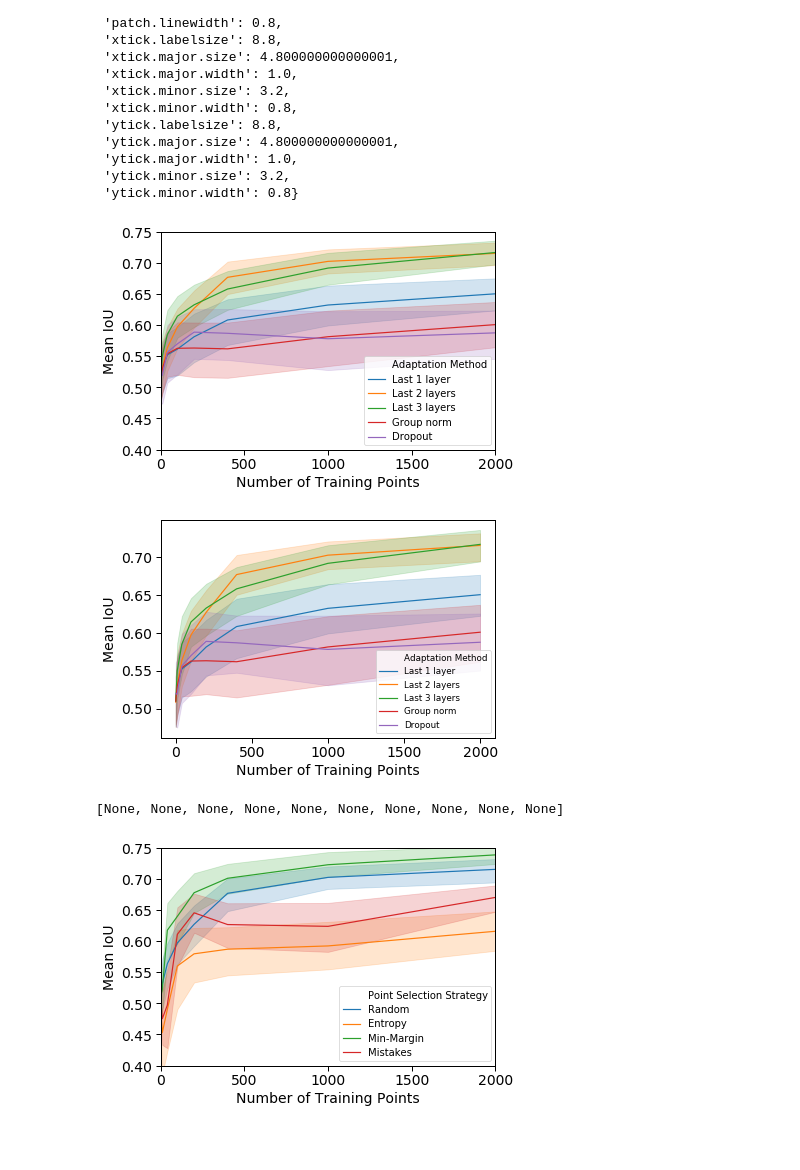
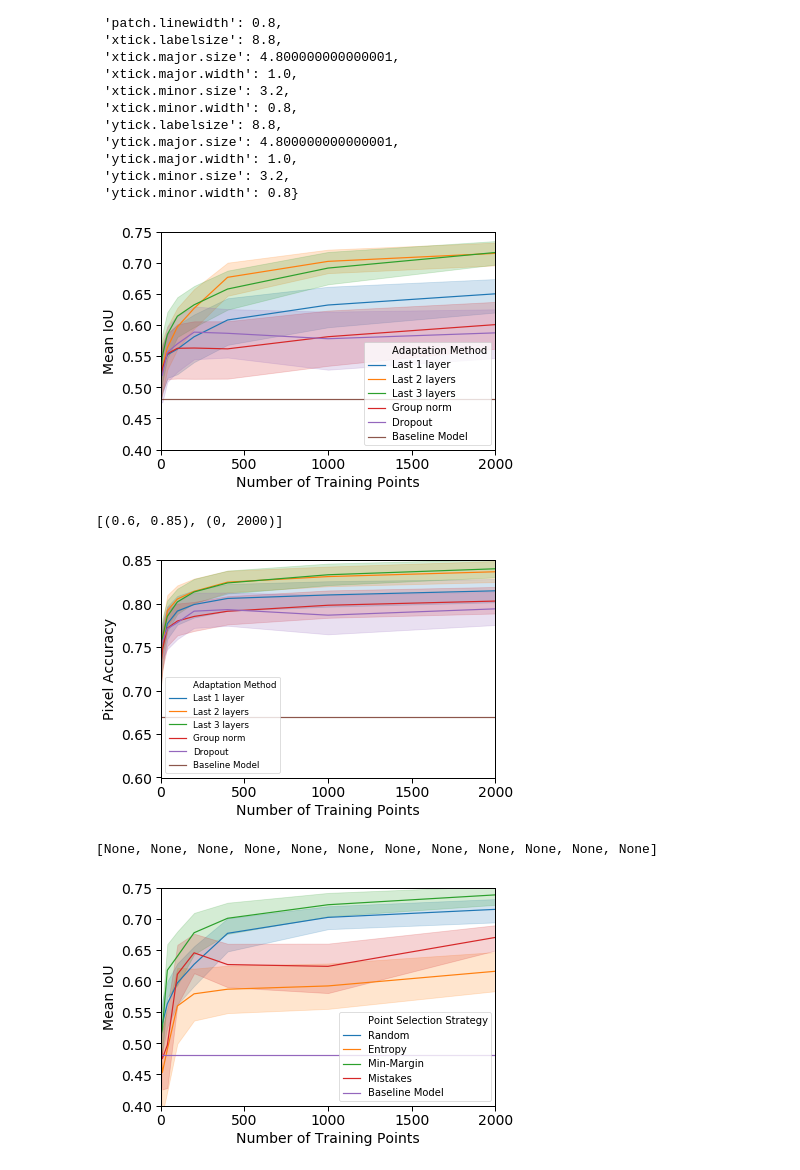
Before and after one commit to microsoft/landcover, a Jupyter notebook: analysis/active-learning-analyses.ipynb, the cells around one changed output. Cells and saved outputs as stored; diff of their text form; code cells hidden in the pictures; blank space fills up the shorter version.

Commit message:
Fixed plots

```diff
--- a/analysis/active-learning-analyses.ipynb
+++ b/analysis/active-learning-analyses.ipynb
@@ -156,7 +156,7 @@ fine_tune_test_results.csv
 | 141 | Last 3 layers | 400 | test4 | 4 | 0.659997 | 0.744648 | /mnt/blobfuse/esri-naip/data/v1/2... | ... |
 2825 rows × 8 columns
 # %%
-for n in [0, 2000]:
+'''for n in [0, 2000]:
     for method in ['Last 2 Layers']:
         df = df.append({
                 'Adaptation Method': method,
@@ -176,4 +176,4 @@ for n in [0, 2000]:
                 'Mean IoU': df['Mean IoU'][0],
                 'Pixel Accuracy': df['Pixel Accuracy'][0],
                 'Point Selection Strategy': 'Baseline Model'
-            }, ignore_index=True)
+            }, ignore_index=True)'''
@@ -243,30 +237,50 @@ sns.plotting_context('paper', font_scale=1.0)
 #### Generate plot of mean IoU per fine tune method
 ##########################################
 
-subset = df[ (df["Point Selection Strategy"] == 'Random') ]
-ax = sns.lineplot(x='Number of Training Points', y='Mean IoU', hue='Adaptation Method', data=subset)
+subset_methods = df[ (df["Point Selection Strategy"] == 'Random') ]
+for n in [0, 2000]:
+    subset_methods = subset_methods.append({
+            'Adaptation Method': 'Baseline Model',
+            'Number of Training Points': n,
+            ' area': 'test1',
+            ' random_seed': 1,
+            'Mean IoU': df['Mean IoU'][0],
+            'Pixel Accuracy': df['Pixel Accuracy'][0],
+            'Point Selection Strategy': 'Random'
+        }, ignore_index=True)
+ax = sns.lineplot(x='Number of Training Points', y='Mean IoU', hue='Adaptation Method', data=subset_methods)
 ax.set(ylim=(0.40, 0.75), xlim=(0,2000))
 plt.setp(ax.get_legend().get_texts(), fontsize='10')
 ax.get_legend().get_title().set_color('white')
 ax.get_legend().get_title().set_fontsize(12)
 # %% [output]
-[figure, old version]
+[figure, new version]
 # %%
-ax = sns.lineplot(x='Number of Training Points', y='Mean IoU', hue='Adaptation Method', data=subset)
-#ax.set(xlim=(0,2000))
-#ax.set(ylim=(0.45, 0.85))
+ax = sns.lineplot(x='Number of Training Points', y='Pixel Accuracy', hue='Adaptation Method', data=subset_methods)
+ax.set(xlim=(0,2000), ylim=(0.60, 0.85))
 # %% [output]
+[(0.6, 0.85), (0, 2000)]
-[figure, old version]
+[figure, new version]
 # %%
 ##########################################
 #### Generate plot of mean IoU per query strategy
 ##########################################
 
-subset = df[ (df["Adaptation Method"] == 'Last 2 layers') ]
-ax = sns.lineplot(x='Number of Training Points', y='Mean IoU', hue='Point Selection Strategy', data=subset)
+subset_strategies = df[ (df["Adaptation Method"] == 'Last 2 layers') ]
+for n in [0, 2000]:
+    subset_strategies = subset_strategies.append({
+            'Adaptation Method': 'Last 2 layers',
+            'Number of Training Points': n,
+            ' area': 'test1',
+            ' random_seed': 1,
+            'Mean IoU': df['Mean IoU'][0],
+            'Pixel Accuracy': df['Pixel Accuracy'][0],
+            'Point Selection Strategy': 'Baseline Model'
+        }, ignore_index=True)
+ax = sns.lineplot(x='Number of Training Points', y='Mean IoU', hue='Point Selection Strategy', data=subset_strategies)
 ax.set(ylim=(0.40, 0.75), xlim=(0,2000))
 plt.setp(ax.get_legend().get_texts(), fontsize='10')
 # %% [output]
-[None, None, None, None, None, None, None, None, None, None]
+[None, None, None, None, None, None, None, None, None, None, None, None]
-[figure, old version]
+[figure, new version]
 # %%
```
Also changed, not shown: parts of 3 cells of this notebook.
